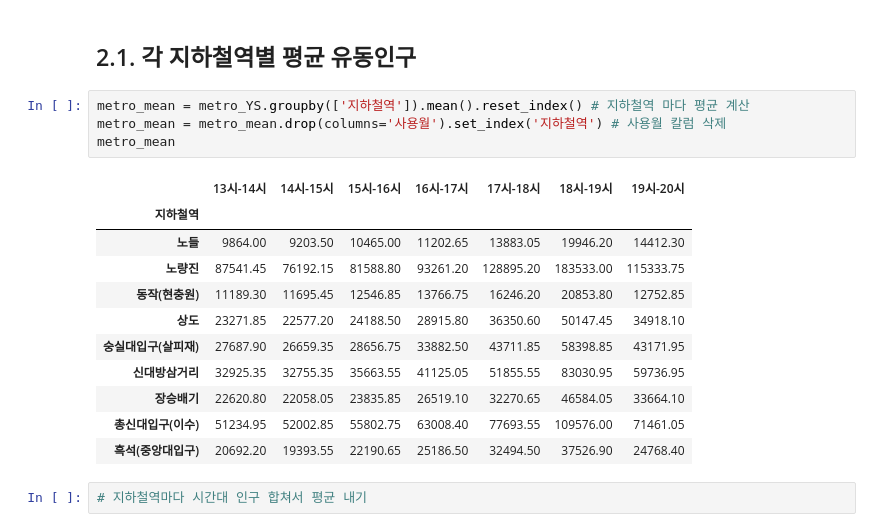
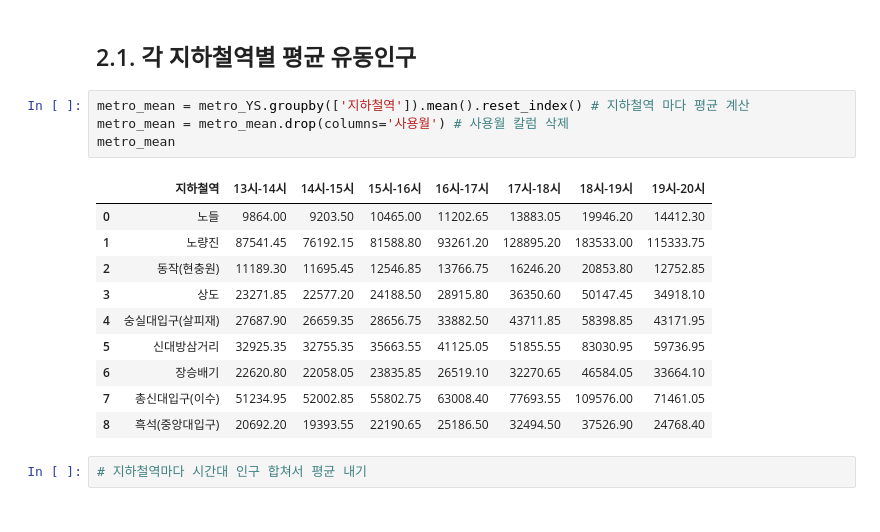
Before and after one commit to duneag2/Data-Action-Learning, a Jupyter notebook: 동작구 지하철 유동인구 EDA.ipynb, the cells around one changed output. Saved outputs shown, nothing was run; the diff lists cells and outputs as text.

```diff
--- a/동작구 지하철 유동인구 EDA.ipynb
+++ b/동작구 지하철 유동인구 EDA.ipynb
@@ -236,20 +236,19 @@ metro_YS.head(20)
 ## 2.1. 각 지하철역별 평균 유동인구
 # %%
 metro_mean = metro_YS.groupby(['지하철역']).mean().reset_index() # 지하철역 마다 평균 계산
-metro_mean = metro_mean.drop(columns='사용월').set_index('지하철역') # 사용월 칼럼 삭제
+metro_mean = metro_mean.drop(columns='사용월') # 사용월 칼럼 삭제
 metro_mean
 # %% [output]
-|  | 13시-14시 | 14시-15시 | 15시-16시 | 16시-17시 | 17시-18시 | 18시-19시 | 19시-20시 |
-| 지하철역 |  |  |  |  |  |  |  |
-| 노들 | 9864.00 | 9203.50 | 10465.00 | 11202.65 | 13883.05 | 19946.20 | 14412.30 |
-| 노량진 | 87541.45 | 76192.15 | 81588.80 | 93261.20 | 128895.20 | 183533.00 | 115333.75 |
-| 동작(현충원) | 11189.30 | 11695.45 | 12546.85 | 13766.75 | 16246.20 | 20853.80 | 12752.85 |
-| 상도 | 23271.85 | 22577.20 | 24188.50 | 28915.80 | 36350.60 | 50147.45 | 34918.10 |
-| 숭실대입구(살피재) | 27687.90 | 26659.35 | 28656.75 | 33882.50 | 43711.85 | 58398.85 | 43171.95 |
-| 신대방삼거리 | 32925.35 | 32755.35 | 35663.55 | 41125.05 | 51855.55 | 83030.95 | 59736.95 |
-| 장승배기 | 22620.80 | 22058.05 | 23835.85 | 26519.10 | 32270.65 | 46584.05 | 33664.10 |
-| 총신대입구(이수) | 51234.95 | 52002.85 | 55802.75 | 63008.40 | 77693.55 | 109576.00 | 71461.05 |
-| 흑석(중앙대입구) | 20692.20 | 19393.55 | 22190.65 | 25186.50 | 32494.50 | 37526.90 | 24768.40 |
+|  | 지하철역 | 13시-14시 | 14시-15시 | 15시-16시 | 16시-17시 | 17시-18시 | 18시-19시 | 19시-20시 |
+| 0 | 노들 | 9864.00 | 9203.50 | 10465.00 | 11202.65 | 13883.05 | 19946.20 | 14412.30 |
+| 1 | 노량진 | 87541.45 | 76192.15 | 81588.80 | 93261.20 | 128895.20 | 183533.00 | 115333.75 |
+| 2 | 동작(현충원) | 11189.30 | 11695.45 | 12546.85 | 13766.75 | 16246.20 | 20853.80 | 12752.85 |
+| 3 | 상도 | 23271.85 | 22577.20 | 24188.50 | 28915.80 | 36350.60 | 50147.45 | 34918.10 |
+| 4 | 숭실대입구(살피재) | 27687.90 | 26659.35 | 28656.75 | 33882.50 | 43711.85 | 58398.85 | 43171.95 |
+| 5 | 신대방삼거리 | 32925.35 | 32755.35 | 35663.55 | 41125.05 | 51855.55 | 83030.95 | 59736.95 |
+| 6 | 장승배기 | 22620.80 | 22058.05 | 23835.85 | 26519.10 | 32270.65 | 46584.05 | 33664.10 |
+| 7 | 총신대입구(이수) | 51234.95 | 52002.85 | 55802.75 | 63008.40 | 77693.55 | 109576.00 | 71461.05 |
+| 8 | 흑석(중앙대입구) | 20692.20 | 19393.55 | 22190.65 | 25186.50 | 32494.50 | 37526.90 | 24768.40 |
 # %%
 # 지하철역마다 시간대 인구 합쳐서 평균 내기
 # %% [markdown]
```
Also changed, not shown: parts of 4 cells of this notebook.
